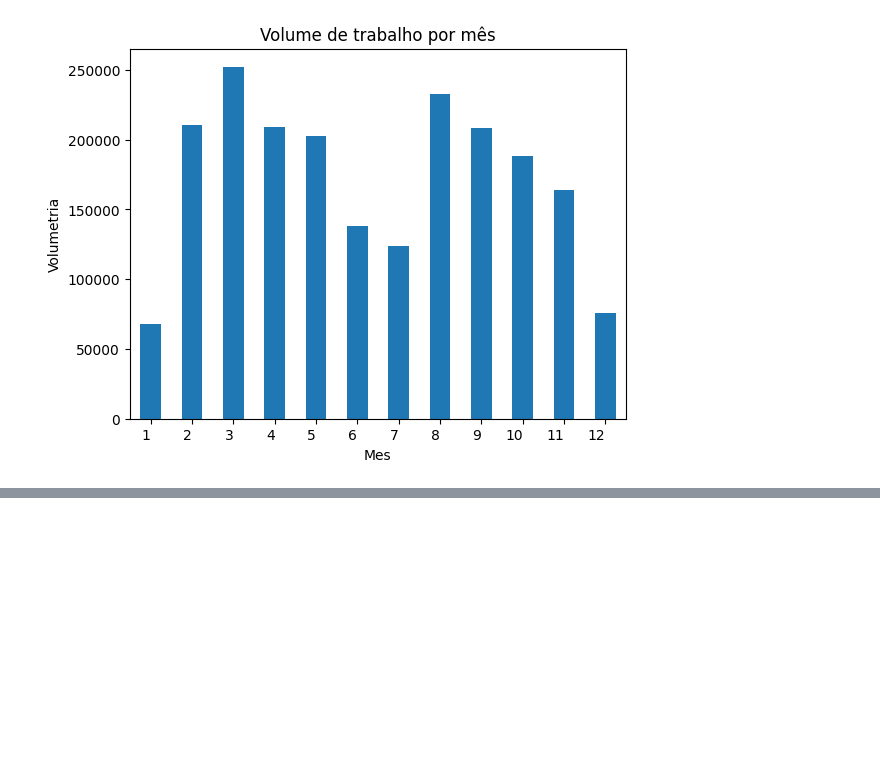
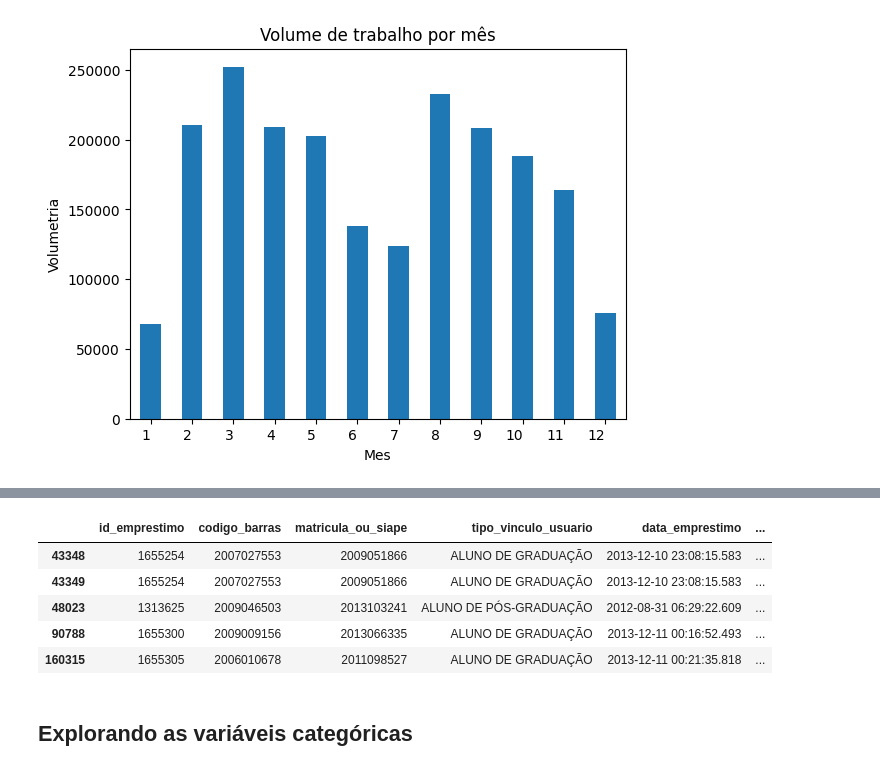
Before and after one commit to Pires1789/7daysofcode_acervo-biblioteca, a Jupyter notebook: Desafio7DaysofCode.ipynb, the cells around one changed output, grey strips where cells are left out. Saved outputs shown, nothing was run; the diff lists cells and outputs as text; code cells hidden in the pictures; blank space fills up the shorter version.

```diff
--- a/Desafio7DaysofCode.ipynb
+++ b/Desafio7DaysofCode.ipynb
@@ -352,0 +391,13 @@ plt.show()
+# %%
+df_meia_noite = df_merge[(df_merge['data_emprestimo'].dt.hour == 0) | (df_merge['data_emprestimo'].dt.hour == 6) | (df_merge['data_emprestimo'].dt.hour == 23)]
+
+df_meia_noite.head()
+# %% [output]
+|  | id_emprestimo | codigo_barras | matricula_ou_siape | tipo_vinculo_usuario | data_emprestimo | ... |
+| 43348 | 1655254 | 2007027553 | 2009051866 | ALUNO DE GRADUAÇÃO | 2013-12-10 23:08:15.583 | ... |
+| 43349 | 1655254 | 2007027553 | 2009051866 | ALUNO DE GRADUAÇÃO | 2013-12-10 23:08:15.583 | ... |
+| 48023 | 1313625 | 2009046503 | 2013103241 | ALUNO DE PÓS-GRADUAÇÃO | 2012-08-31 06:29:22.609 | ... |
+| 90788 | 1655300 | 2009009156 | 2013066335 | ALUNO DE GRADUAÇÃO | 2013-12-11 00:16:52.493 | ... |
+| 160315 | 1655305 | 2006010678 | 2011098527 | ALUNO DE GRADUAÇÃO | 2013-12-11 00:21:35.818 | ... |
+# %% [markdown]
+## Explorando as variáveis categóricas
```
Also changed, not shown: parts of 11 cells of this notebook.
